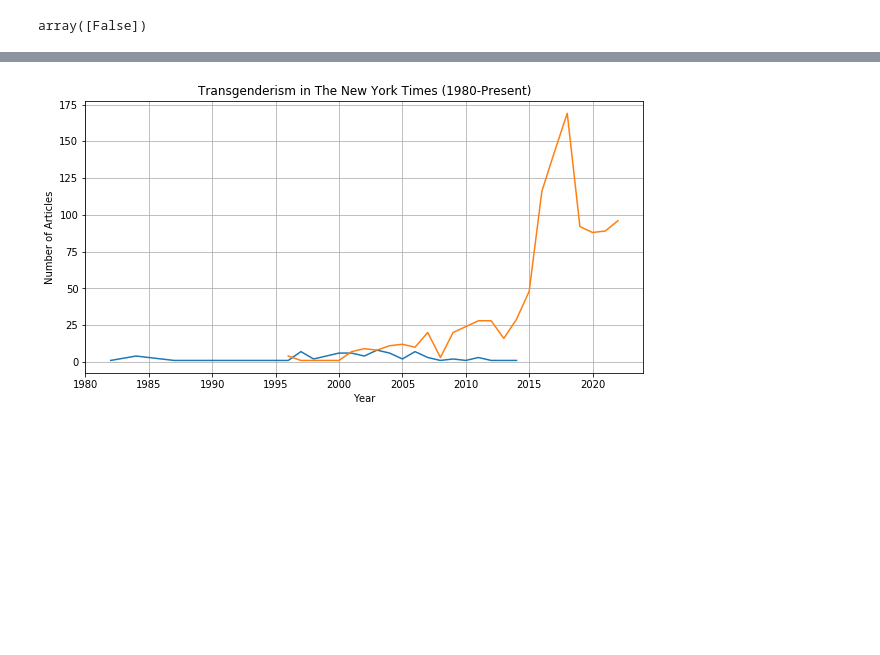
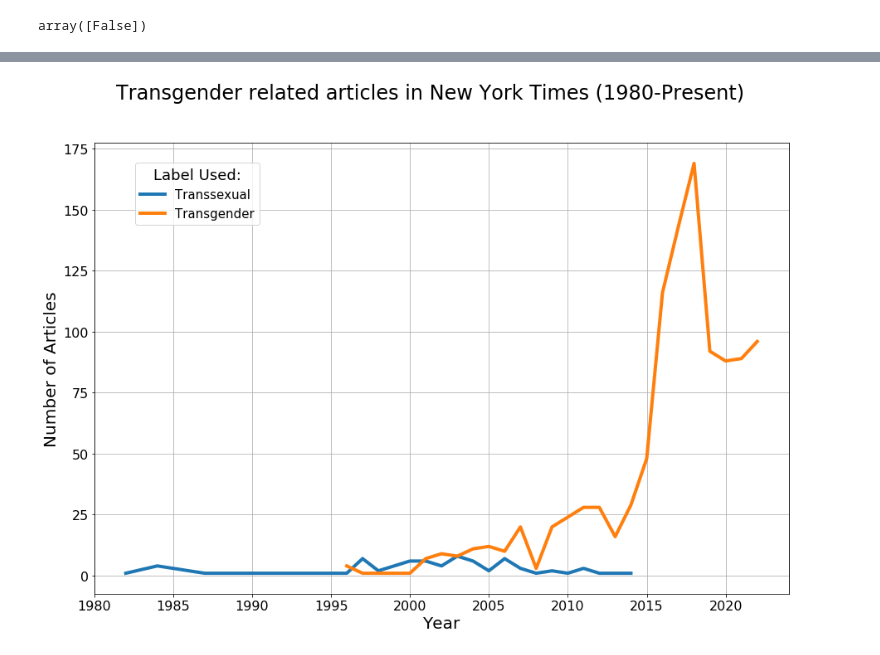
Before and after one commit to julia-claira/NYTimes_Web_Scrape, a Jupyter notebook: NYTimes_Search.ipynb, the cells around one changed output, grey strips where cells are left out. Saved outputs shown, nothing was run; the diff lists cells and outputs as text; code cells hidden in the pictures; blank space fills up the shorter version.

```diff
--- a/NYTimes_Search.ipynb
+++ b/NYTimes_Search.ipynb
@@ -353,23 +310,27 @@ by_term_year_db=nytimes_trans_db_cleaned.groupby(['Term',pd.Grouper(key='Date',
 #gets data to graph articles that use the term Transsexual and articles that use the term Transgender
 ts=by_term_year_db.loc['Transsexual','Headline']
 tg=by_term_year_db.loc['Transgender','Headline']
-# %%
-#PLOTS GRAPH 1
-plt.figure(figsize=(10,5))
-plt.plot(ts)
-plt.plot(tg)
-
-#create labels
-plt.ylabel ("Number of Articles")
-plt.xlabel ("Year")
-plt.title("Transgenderism in The New York Times (1980-Present)")
-
-#create legend
-
-plt.grid()
-plt.show()
-# %% [output]
-[figure, removed]
+# %%
+#PLOTS GRAPH 1
+fig=plt.figure(figsize=(15,10))
+plt.plot(ts,linewidth=4.0,label="Transsexual")
+plt.plot(tg,linewidth=4.0, label="Transgender")
+
+#Layout
+fig.suptitle("Transgender related articles in New York Times (1980-Present)", fontsize=24)
+plt.ylabel ("Number of Articles",fontsize=20)
+plt.xlabel ("Year",fontsize=20)
+plt.xticks(fontsize=16)
+plt.yticks(fontsize=16)
+plt.legend(loc='upper left',fontsize='small',title="Label Used:",title_fontsize="18",
+           bbox_to_anchor=(0.05, 0., 0, .97))
+plt.grid()
+
+#Save
+plt.savefig('nytimes_trans_graph.png')
+plt.show()
+# %% [output]
+[figure, added]
 # %%
 #Groups by Category
 by_category_db=nytimes_trans_db_cleaned.groupby(['Category']).count()
```
Also changed, not shown: parts of 25 cells of this notebook, 2 other files.
